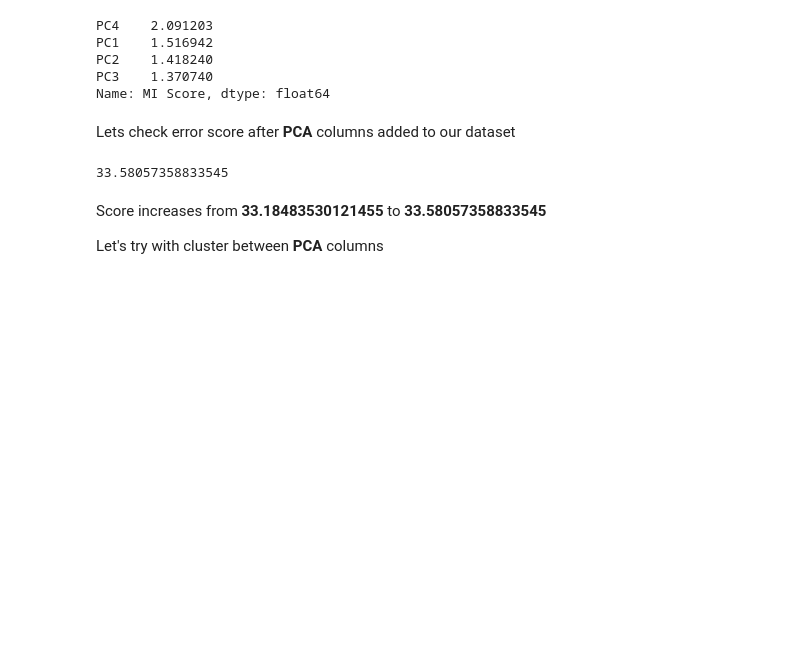
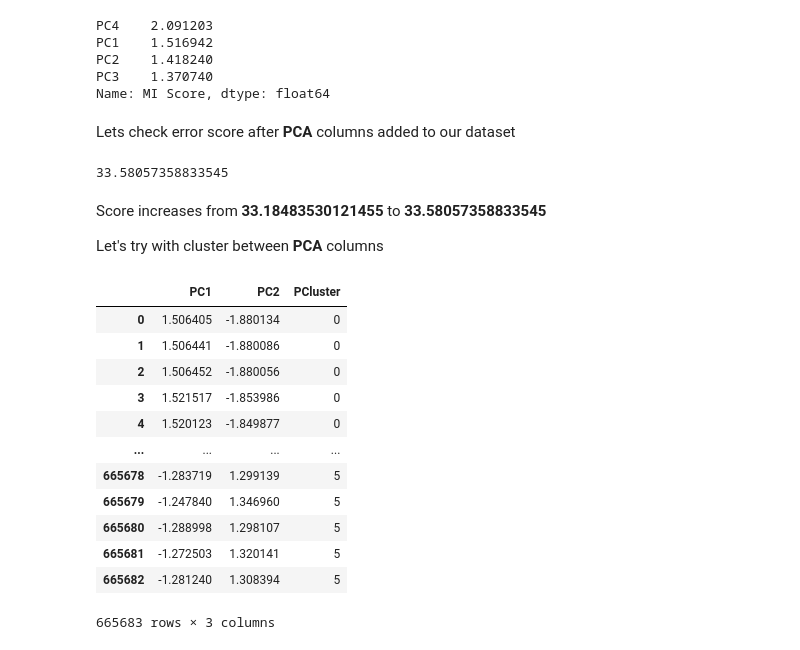
Before and after one commit to naseemap47/predictCropYield-MachineLearning-python, a Jupyter notebook: crop_yield.ipynb, the cells around one changed output. Cells and saved outputs as stored; diff of their text form; code cells hidden in the pictures; blank space fills up the shorter version.

```diff
--- a/crop_yield.ipynb
+++ b/crop_yield.ipynb
@@ -528,3 +528,28 @@ score_dataset(x, y)
 Score increases from **33.18483530121455** to **33.58057358833545**
 
 Let's try with cluster between **PCA** columns
+# %%
+features = ['PC1', 'PC2']
+
+# Standardize
+data_x_scaled = scaler.fit_transform(x_pca.loc[:, features])
+# %%
+# create cluster feature
+kmeans = KMeans(n_clusters=6, random_state=0)
+x_pca['PCluster'] = kmeans.fit_predict(data_x_scaled)
+x_pca['PCluster'] = x_pca['PCluster'].astype('category')
+x_pca.loc[:, features+['PCluster']].head(-1)
+# %% [output]
+|  | PC1 | PC2 | PCluster |
+| 0 | 1.506405 | -1.880134 | 0 |
+| 1 | 1.506441 | -1.880086 | 0 |
+| 2 | 1.506452 | -1.880056 | 0 |
+| 3 | 1.521517 | -1.853986 | 0 |
+| 4 | 1.520123 | -1.849877 | 0 |
+| ... | ... | ... | ... |
+| 665678 | -1.283719 | 1.299139 | 5 |
+| 665679 | -1.247840 | 1.346960 | 5 |
+| 665680 | -1.288998 | 1.298107 | 5 |
+| 665681 | -1.272503 | 1.320141 | 5 |
+| 665682 | -1.281240 | 1.308394 | 5 |
+665683 rows × 3 columns
```
Also changed, not shown: parts of 3 cells of this notebook.
